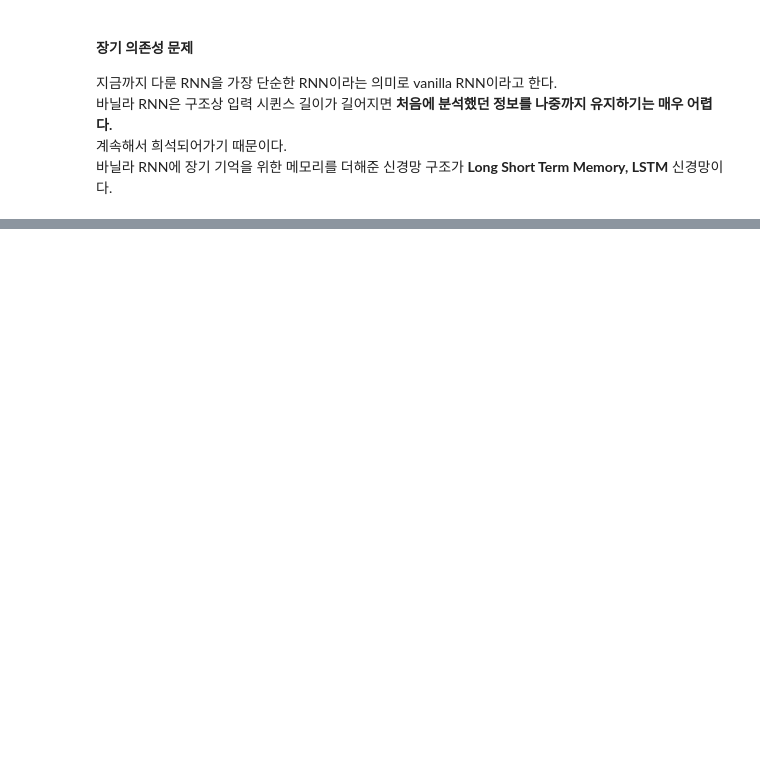
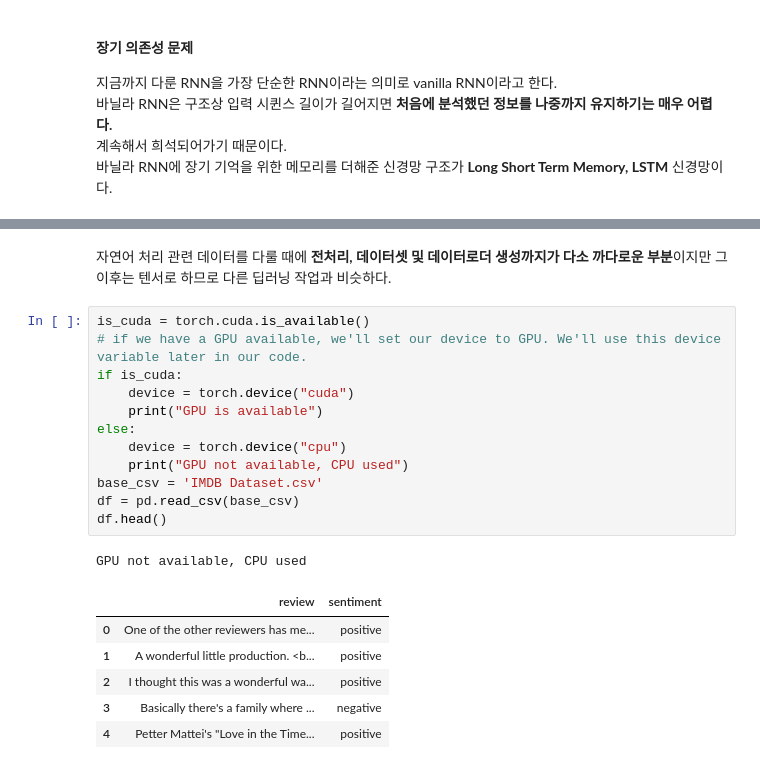
Before and after one commit to daejlee/AI_Programming, a Jupyter notebook: AP_11_15_RNN.ipynb, the cells around one changed output, grey strips where cells are left out. Saved outputs shown, nothing was run; the diff lists cells and outputs as text; blank space fills up the shorter version.

```diff
--- a/AP_11_15_RNN.ipynb
+++ b/AP_11_15_RNN.ipynb
@@ -64,0 +86,22 @@ RNN 계열 신경망 구조를 나타낼 때 **어떤 종류의 RNN cell을 썼
+# %% [markdown]
+자연어 처리 관련 데이터를 다룰 때에 **전처리, 데이터셋 및 데이터로더 생성까지가 다소 까다로운 부분**이지만 그 이후는 텐서로 하므로 다른 딥러닝 작업과 비슷하다.
+# %%
+is_cuda = torch.cuda.is_available()
+# if we have a GPU available, we'll set our device to GPU. We'll use this device variable later in our code.
+if is_cuda:
+    device = torch.device("cuda")
+    print("GPU is available")
+else:
+    device = torch.device("cpu")
+    print("GPU not available, CPU used")
+base_csv = 'IMDB Dataset.csv'
+df = pd.read_csv(base_csv)
+df.head()
+# %% [output]
+GPU not available, CPU used
+|  | review | sentiment |
+| 0 | One of the other reviewers has me... | positive |
+| 1 | A wonderful little production. <b... | positive |
+| 2 | I thought this was a wonderful wa... | positive |
+| 3 | Basically there's a family where ... | negative |
+| 4 | Petter Mattei's "Love in the Time... | positive |
```
Also changed, not shown: parts of 17 cells of this notebook, 1 other file.
